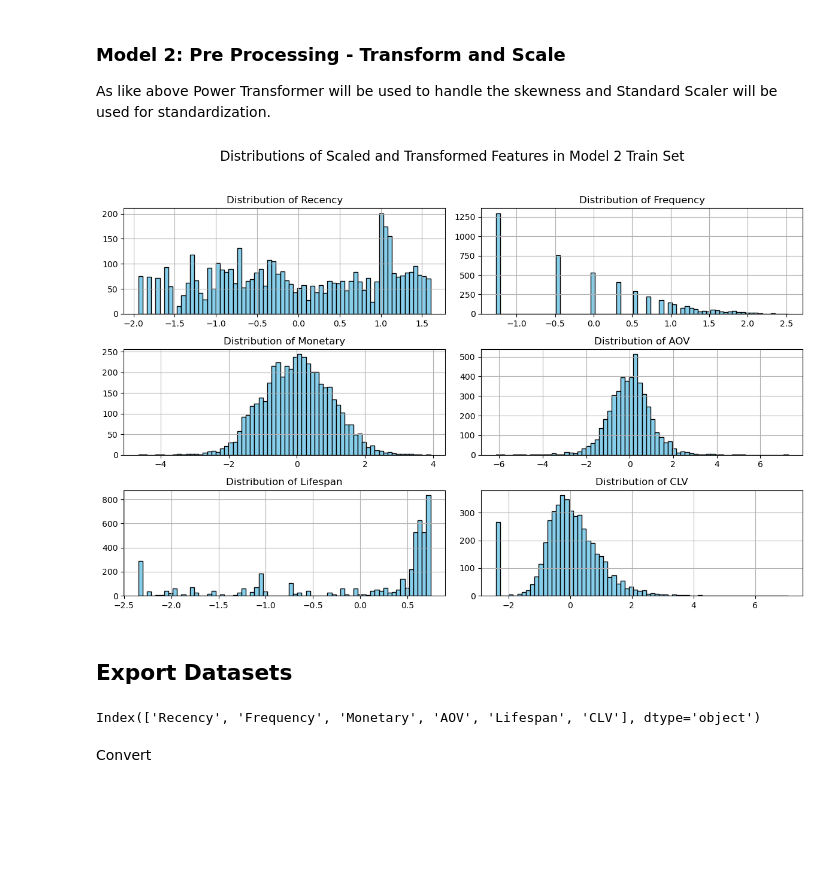
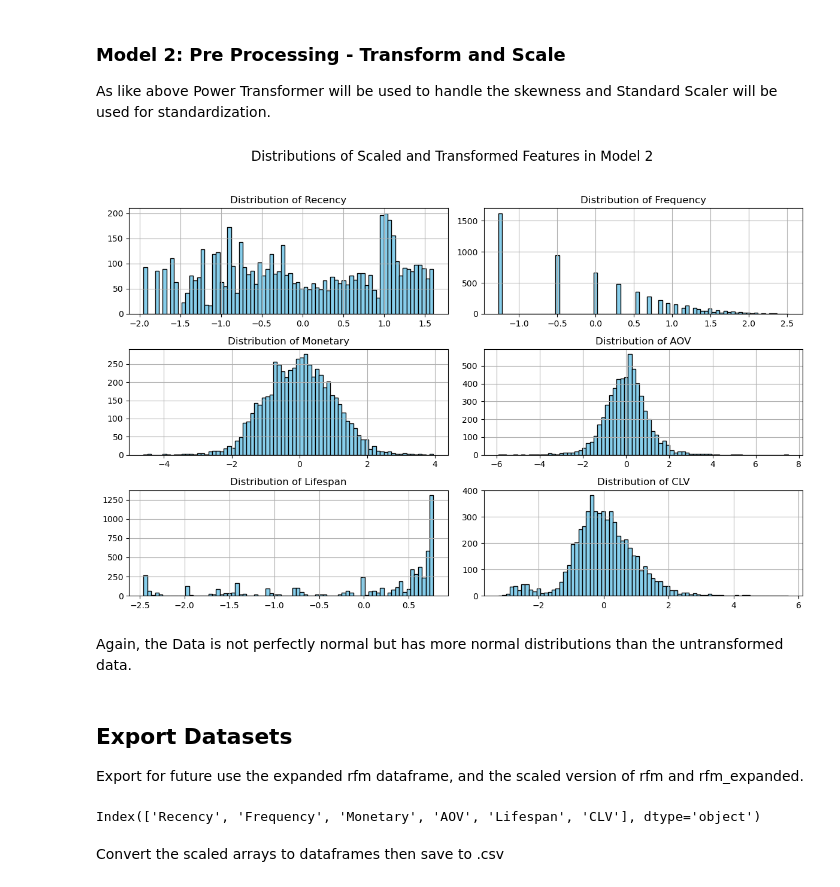
Before and after one commit to Nessiva525/springboard, a Jupyter notebook: Online_retail_II copy/Notebooks/Capstone_2_Preprocessing_and_Training_Development.ipynb, the cells around one changed output. Saved outputs shown, nothing was run; the diff lists cells and outputs as text; code cells hidden in the pictures; blank space fills up the shorter version.

Commit message:
calculation corrections
RFM calculations needed to be corrected to ensure consistency across features

```diff
--- a/Online_retail_II copy/Notebooks/Capstone_2_Preprocessing_and_Training_Development.ipynb
+++ b/Online_retail_II copy/Notebooks/Capstone_2_Preprocessing_and_Training_Development.ipynb
@@ -154,20 +156,20 @@ rfm_test_scaled = scaler.fit_transform(rfm_test_transformed)
 # %%
 # Example: Creating the DataFrame to view trqnsformes and scaled data
-scaled_transformed_train_df = pd.DataFrame(rfm_train_scaled, columns=['Recency', 'Frequency', 'Monetary'])
+scaled_transformed_df = pd.DataFrame(rfm_scaled, columns=['Recency', 'Frequency', 'Monetary'])
 
 # Plot histograms
-axes = scaled_transformed_train_df.hist(
-    bins=int(np.sqrt(len(scaled_transformed_train_df))),
+axes = scaled_transformed_df.hist(
+    bins=int(np.sqrt(len(scaled_transformed_df))),
     figsize=(12, 8),
     color='skyblue',
     edgecolor='black'
 )
 
 # Add an overall title to the figure
-plt.suptitle('Distributions of Scaled and Transformed Features in Model 1 Train Set', fontsize=16)
+plt.suptitle('Distributions of Scaled and Transformed Features in Model 1 ', fontsize=16)
 
 # Optional: Add individual titles for each subplot
-for ax, column in zip(axes.flatten(), scaled_transformed_train_df.columns):
+for ax, column in zip(axes.flatten(), scaled_transformed_df.columns):
     ax.set_title(f'Distribution of {column}')
 
 plt.tight_layout(rect=[0, 0, 1, 0.95])  # Adjust layout to fit the suptitle
@@ -228,4 +236,9 @@ The rfm dataframe was created from the has_id dataframe in a previous step but i
 # %%
-# create lifespan from latest purchase - earliest purchase
-rfm_expanded['Lifespan'] = (has_id.groupby('Customer ID')['InvoiceDate'].transform('max') - has_id.groupby('Customer ID')['InvoiceDate'].transform('min')).dt.days
-rfm_expanded
+# Make Customer ID a column
+rfm_expanded = rfm_expanded.reset_index()  # Make Customer ID a column
+
+# create lifespan from latest purchase - earliest purchase + 1 to be consistent with Recency calculation
+rfm_expanded['Lifespan'] = has_id.groupby('Customer ID')['InvoiceDate'].transform(lambda x: (x.max() - x.min()).days + 1)
+
+# re-set Customer ID as index
+rfm_expanded = rfm_expanded.set_index('Customer ID')
@@ -317,8 +293,8 @@ As like above Power Transformer will be used to handle the skewness and Standard
 # %%
 # Transform Model 2 Train Data
 transformer2 = PowerTransformer()
-rfm_expanded_train_transformed = transformer2.fit_transform(rfm_expanded_train)
+rfm_expanded_transformed = transformer2.fit_transform(rfm_expanded)
 # %%
 # Scale Model 2 Train Data
 scaler2=StandardScaler()
-rfm_expanded_train_scaled = scaler2.fit_transform(rfm_expanded_train_transformed)
+rfm_expanded_scaled = scaler2.fit_transform(rfm_expanded_transformed)
@@ -331,35 +301,38 @@ rfm_expanded_test_scaled = scaler2.transform(rfm_expanded_test_transformed)
 # %%
 # Example: Creating the DataFrame to view transformes and scaled data
-scaled_transformed_train_df2 = pd.DataFrame(rfm_expanded_train_scaled, columns=['Recency', 'Frequency', 'Monetary', 'AOV', 'Lifespan', 'CLV'])
+scaled_transformed_df2 = pd.DataFrame(rfm_expanded_scaled, columns=['Recency', 'Frequency', 'Monetary', 'AOV', 'Lifespan', 'CLV'])
 
 # Plot histograms
-axes = scaled_transformed_train_df2.hist(
-    bins=int(np.sqrt(len(scaled_transformed_train_df2))),
+axes = scaled_transformed_df2.hist(
+    bins=int(np.sqrt(len(scaled_transformed_df2))),
     figsize=(12, 8),
     color='skyblue',
     edgecolor='black'
 )
 
 # Add an overall title to the figure
-plt.suptitle('Distributions of Scaled and Transformed Features in Model 2 Train Set', fontsize=16)
+plt.suptitle('Distributions of Scaled and Transformed Features in Model 2', fontsize=16)
 
 # Optional: Add individual titles for each subplot
-for ax, column in zip(axes.flatten(), scaled_transformed_train_df2.columns):
+for ax, column in zip(axes.flatten(), scaled_transformed_df2.columns):
     ax.set_title(f'Distribution of {column}')
 
 plt.tight_layout(rect=[0, 0, 1, 0.95])  # Adjust layout to fit the suptitle
 plt.show()
 # %% [output]
-[figure, old version]
+[figure, new version]
+# %% [markdown]
+Again, the Data is not perfectly normal but has more normal distributions than the untransformed data.
 # %% [markdown]
 ## Export Datasets
+Export for future use the expanded rfm dataframe, and the scaled version of rfm and rfm_expanded.
 # %%
 # rfm.columns
 rfm_expanded.columns
 # %% [output]
 Index(['Recency', 'Frequency', 'Monetary', 'AOV', 'Lifespan', 'CLV'], dtype='object')
 # %% [markdown]
-Convert
+Convert the scaled arrays to dataframes then save to .csv
 # %%
 # export expanded rfm df
 rfm_expanded.to_csv('../Data/rfm_expanded.csv', index = True)
```
Also changed, not shown: parts of 28 cells of this notebook, 4 other files.
